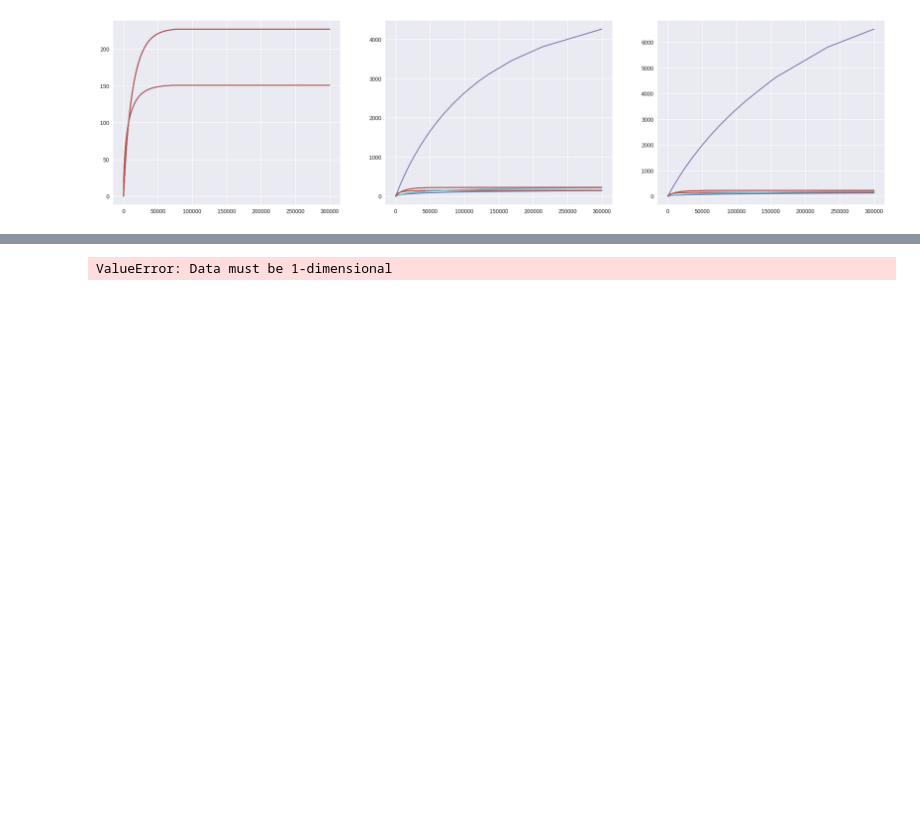
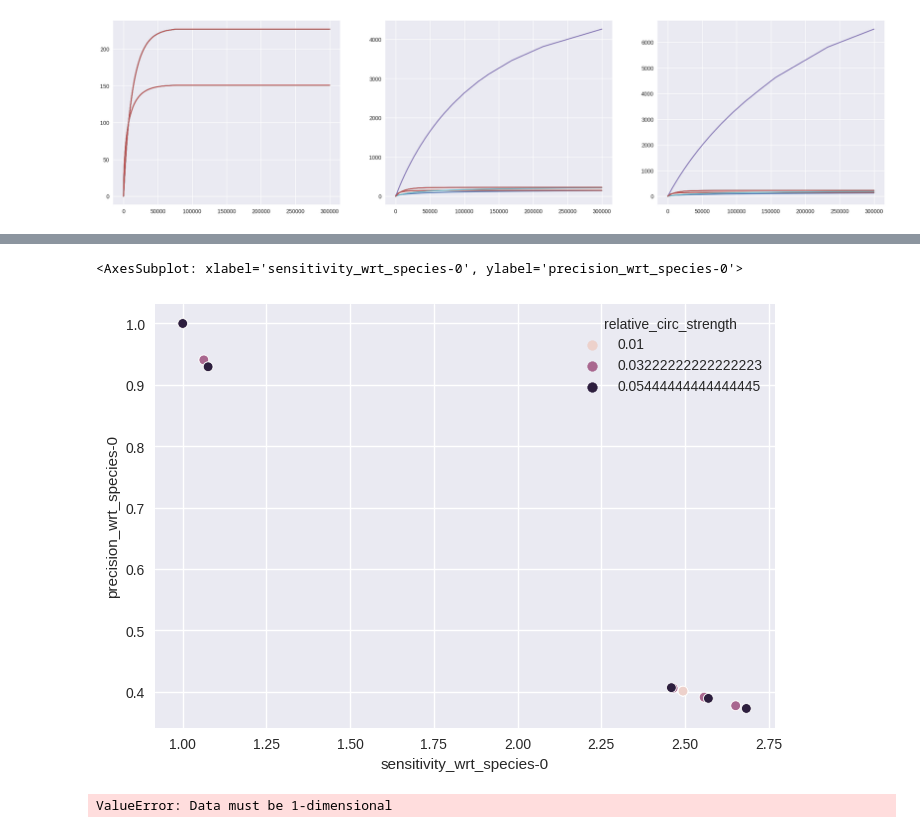
Before and after one commit to olive004/synbio_morpher, a Jupyter notebook: explanations/binding_energy_scan.ipynb, the cells around one changed output, grey strips where cells are left out. Drawn from its saved outputs; the diff is of its cells as text; code cells hidden in the pictures; blank space fills up the shorter version.

```diff
--- a/explanations/binding_energy_scan.ipynb
+++ b/explanations/binding_energy_scan.ipynb
@@ -388,3 +413,15 @@ TypeError: and got incompatible shapes for broadcasting: (3, 3098404, 9), (1, 30
+# %%
+analytics2_chosen = {k: analytics2[k].flatten() for k in get_true_names_analytics(analytics2)}
+analytics_df = pd.DataFrame.from_dict(analytics2_chosen)
+analytics_df['circuit_name'] = np.repeat(np.expand_dims(np.arange(batchsize), axis=0), len(med_model.species), axis=1)[0]
+analytics_df['relative_circ_strength'] = np.repeat(np.expand_dims([K_eqs[:batchsize][i].mean() for i in range(batchsize)], axis=0), len(med_model.species), axis=1)[0]
+analytics_df['sample_name'] = flatten_listlike([[s.name for s in med_model.species] for i in range(batchsize)])
+analytics_df['sample_type'] = flatten_listlike([['unbound' if s in med_model.species[:num_species] else 'bound' for s in med_model.species] for i in range(batchsize)])
+# %%
+sns.scatterplot(analytics_df, x='sensitivity_wrt_species-0', y='precision_wrt_species-0', hue='relative_circ_strength')
+# %% [output]
+<AxesSubplot: xlabel='sensitivity_wrt_species-0', ylabel='precision_wrt_species-0'>
+[figure, added]
 # %%
 analytics_df = pd.DataFrame({k: analytics[k] for k in analytics_types}, index=med_model.species)
 analytics_df
```
Also changed, not shown: parts of 16 cells of this notebook, 6 other files.
